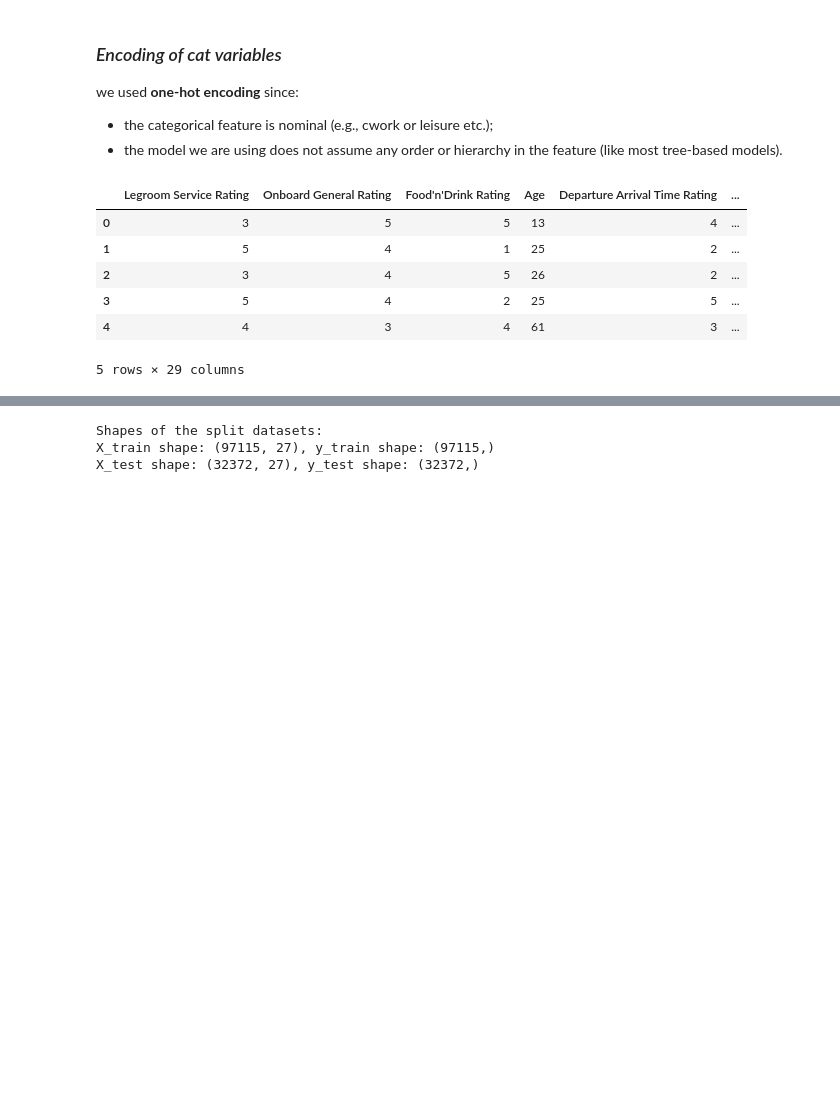
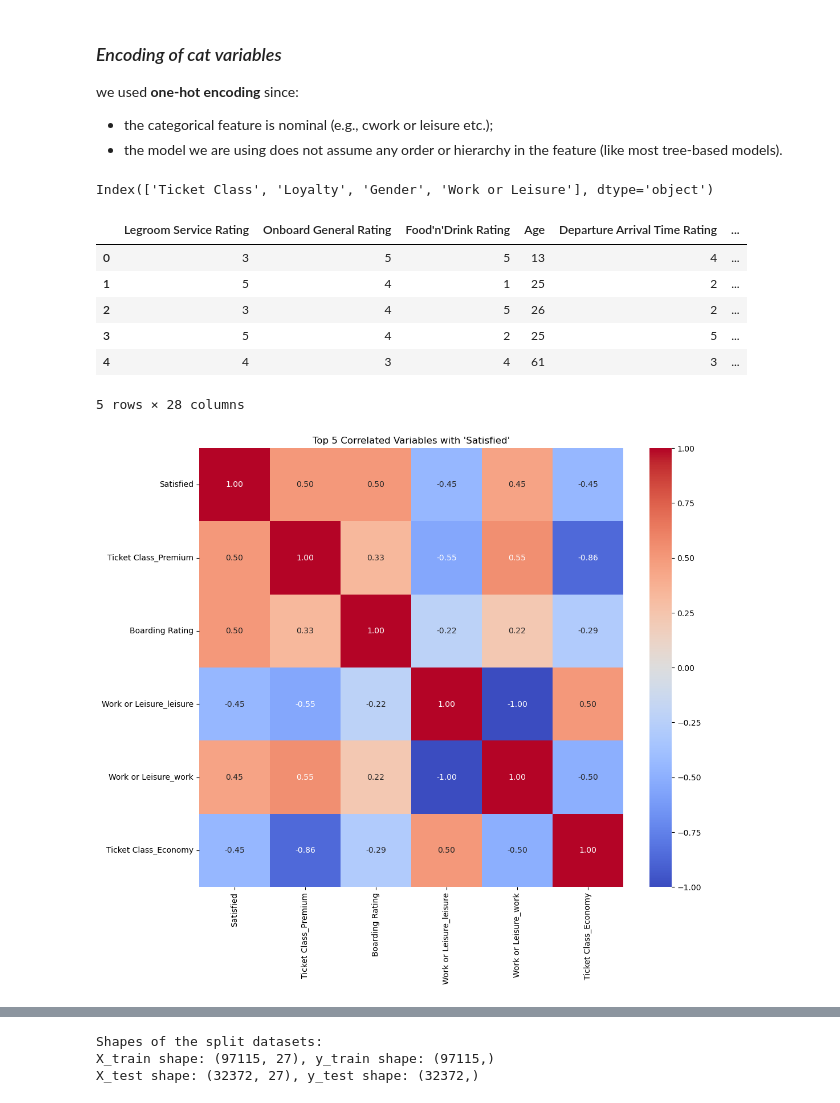
Before and after one commit to sofbruni/AI_PROJECT2023-2024, a Jupyter notebook: main copy.ipynb, the cells around one changed output, grey strips where cells are left out. Saved outputs shown, nothing was run; the diff lists cells and outputs as text; code cells hidden in the pictures; blank space fills up the shorter version.

Commit message:
cration of heatmap with encoded variables

```diff
--- a/main copy.ipynb
+++ b/main copy.ipynb
@@ -551,6 +545,12 @@ plt.show()
 we used **one-hot encoding** since:
 - the categorical feature is nominal (e.g., cwork or leisure etc.);
 - the model we are using does not assume any order or hierarchy in the feature (like most tree-based models).
+# %%
+#let's redifine the categorical values without satisfied
+cat_cols= trains_df.select_dtypes(include=['object']).columns
+cat_cols
+# %% [output]
+Index(['Ticket Class', 'Loyalty', 'Gender', 'Work or Leisure'], dtype='object')
 # %%
 encoded_trains_df = pd.get_dummies(trains_df, columns=cat_cols)
 
@@ -563,11 +563,27 @@ encoded_trains_df.head()
 | 2 | 3 | 4 | 5 | 26 | 2 | ... |
 | 3 | 5 | 4 | 2 | 25 | 5 | ... |
 | 4 | 4 | 3 | 4 | 61 | 3 | ... |
-5 rows × 29 columns
+5 rows × 28 columns
-# %%
-# Assuming 'Satisfied_1' represents 'Yes' and 'Satisfied_0' represents 'No'
-# Keeping 'Satisfied_1' as the target variable and dropping 'Satisfied_0'
-encoded_trains_df = encoded_trains_df.drop('Satisfied_0', axis=1)
-
-# Optionally, rename 'Satisfied_1' to 'Satisfied' for clarity
-encoded_trains_df.rename(columns={'Satisfied_1': 'Satisfied'}, inplace=True)
+# %%
+# Calculate the correlation matrix
+corr_matrix = encoded_trains_df.corr()
+
+# Extract the 'Satisfied' column (excluding the 'Satisfied' row) and sort by absolute value in descending order
+satisfied_corr = corr_matrix['Satisfied'].drop('Satisfied').abs().sort_values(ascending=False)
+
+# Select the top 10 most correlated variables
+top_correlated_cols = satisfied_corr.head(5).index.tolist()
+
+# Include 'Satisfied' in the list to see its correlation with these variables
+selected_columns = ['Satisfied'] + top_correlated_cols
+
+# Reorder the correlation matrix to include only these selected columns
+corr_matrix_selected = corr_matrix.loc[selected_columns, selected_columns]
+
+# Create the heatmap
+plt.figure(figsize=(12, 10))  # Adjust the size as needed
+sns.heatmap(corr_matrix_selected, annot=True, fmt=".2f", cmap="coolwarm", cbar=True)
+plt.title("Top 5 Correlated Variables with 'Satisfied'")
+plt.show()
+# %% [output]
+[figure, added]
```
Also changed, not shown: parts of 6 cells of this notebook, 1 other file.
